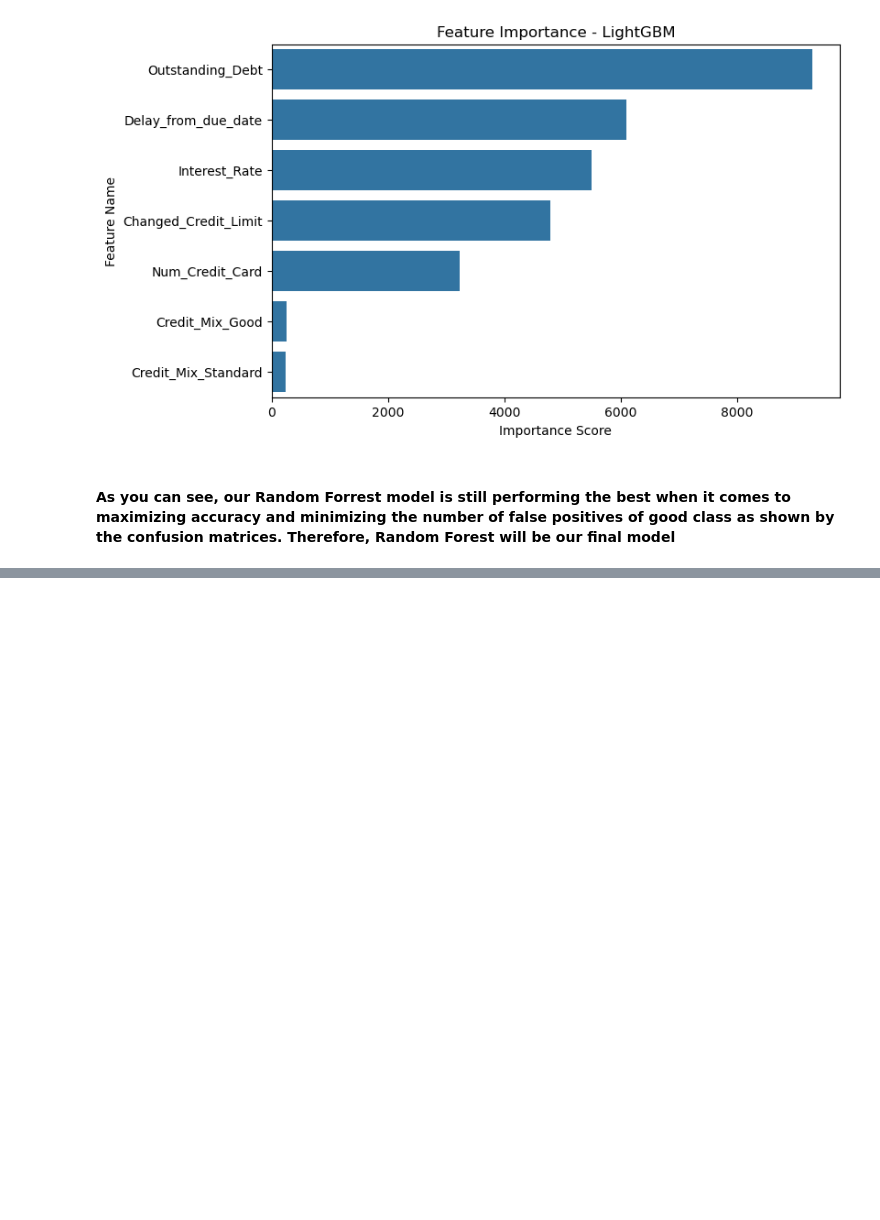
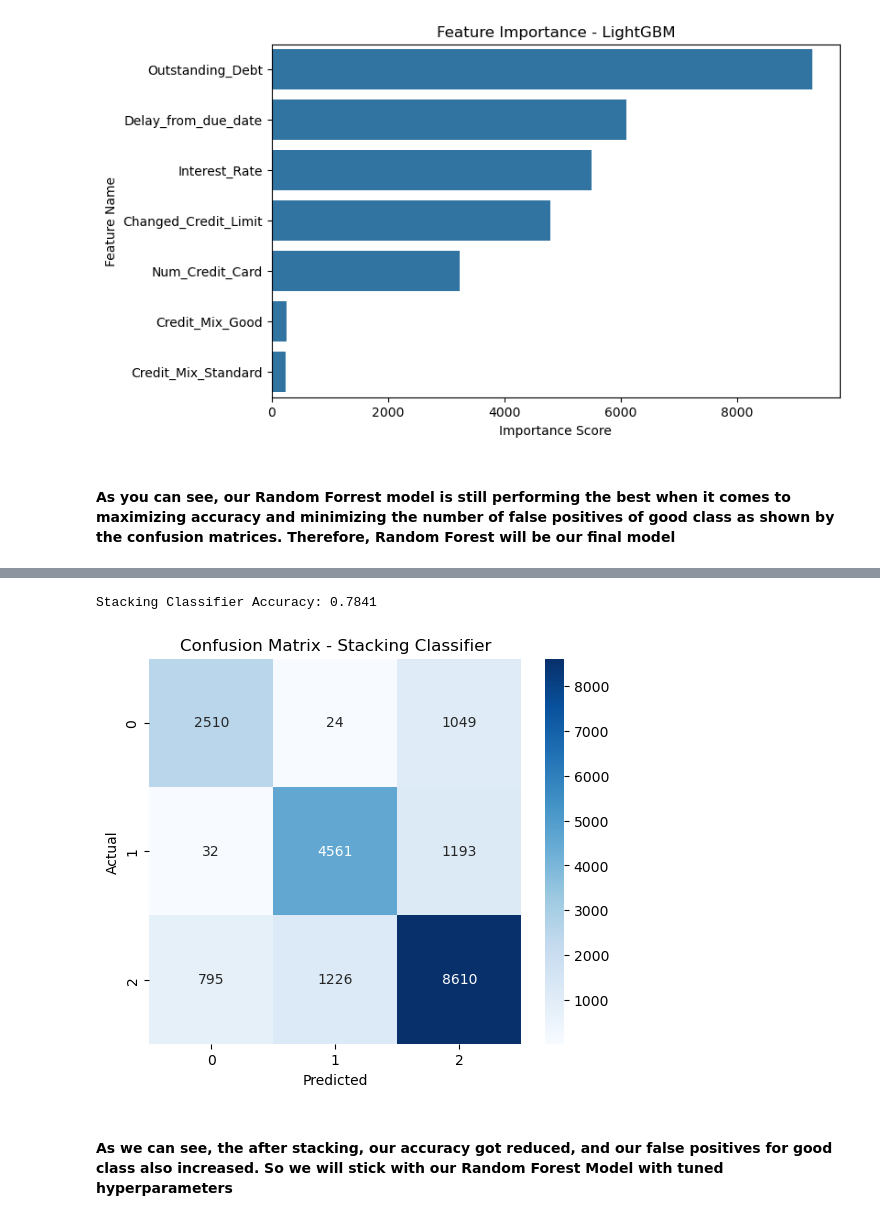
Before and after one commit to Yashsethi24/Credit_Score_Prediction, a Jupyter notebook: Notebooks/SupervisedLearning.ipynb, the cells around one changed output, grey strips where cells are left out. Cells and saved outputs as stored; diff of their text form; code cells hidden in the pictures; blank space fills up the shorter version.

Commit message:
Testing Stacking

```diff
--- a/Notebooks/SupervisedLearning.ipynb
+++ b/Notebooks/SupervisedLearning.ipynb
@@ -660,0 +670,9 @@ plt.show()
+# %%
+# Define meta-model (Logistic Regression as final classifier)
+meta_model = LogisticRegression()
+# %%
+# Create stacking classifier
+stacking_clf = StackingClassifier(estimators=base_models, final_estimator=meta_model, cv=5, stack_method='auto', n_jobs=-1)
+# %%
+# Train the stacking model
+stacking_clf.fit(X_train_selected, y_train)
@@ -660,0 +697,25 @@ plt.show()
+# %%
+# Predict on test set
+y_pred_stacking = stacking_clf.predict(X_test_selected)
+# %%
+# Evaluate performance
+accuracy = accuracy_score(y_test, y_pred_stacking)
+print(f"Stacking Classifier Accuracy: {accuracy:.4f}")
+# %% [output]
+Stacking Classifier Accuracy: 0.7841
+# %%
+# Compute the confusion matrix
+cm = confusion_matrix(y_test, y_pred_stacking)
+
+
+# Plot the confusion matrix as a heatmap
+plt.figure(figsize=(6,5))
+sns.heatmap(cm, annot=True, fmt="d", cmap="Blues", xticklabels=stacking_clf.classes_, yticklabels=stacking_clf.classes_)
+plt.xlabel("Predicted")
+plt.ylabel("Actual")
+plt.title("Confusion Matrix - Stacking Classifier")
+plt.show()
+# %% [output]
+[figure, added]
+# %% [markdown]
+#### As we can see, the after stacking, our accuracy got reduced, and our false positives for good class also increased. So we will stick with our Random Forest Model with tuned hyperparameters
```
Also changed, not shown: parts of 4 cells of this notebook.
